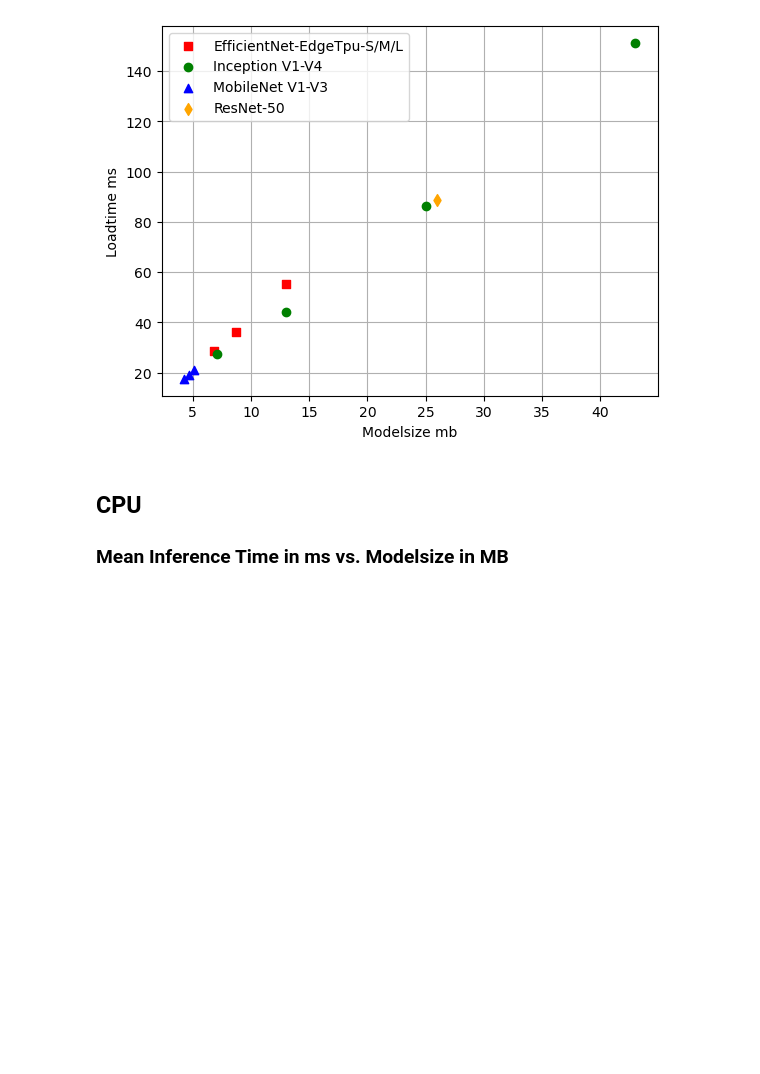
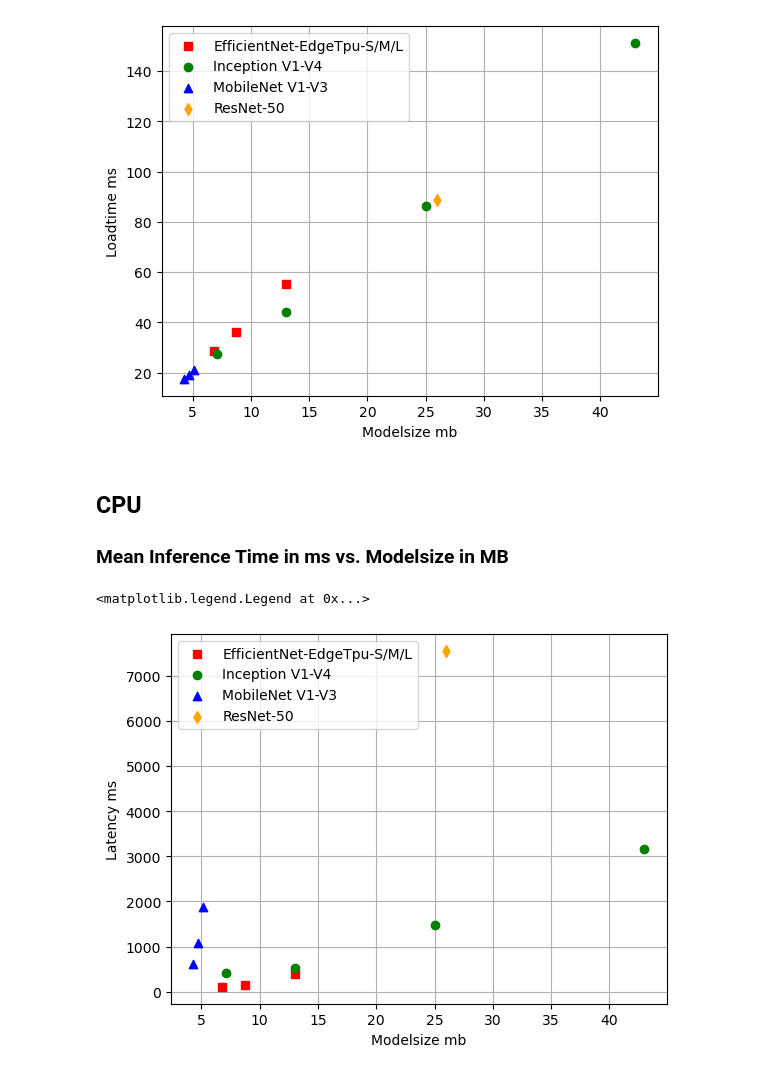
Before and after one commit to R-e-d-a-X/EdgeTPU-and-NCS, a Jupyter notebook: src/visualization.ipynb, the cells around one changed output. Drawn from its saved outputs; the diff is of its cells as text; code cells hidden in the pictures; blank space fills up the shorter version.

Commit message:
added cpu benchmarks and visualization

```diff
--- a/src/visualization.ipynb
+++ b/src/visualization.ipynb
@@ -183,15 +183,30 @@ mean_mobile_v2_cpu = mobile_v2_cpu['TimeMS'].mean()
 mean_mobile_v3_cpu = mobile_v3_cpu['TimeMS'].mean()
 
 mean_resnet_50_cpu = resnet_50_cpu['TimeMS'].mean()
+# %%
+mean_inf_times_cpu = [mean_effnet_s_cpu,
+                      mean_effnet_m_cpu,
+                      mean_effnet_l_cpu,
+                      mean_incept_v1_cpu,
+                      mean_incept_v2_cpu,
+                      mean_incept_v3_cpu,
+                      mean_incept_v4_cpu,
+                      mean_mobile_v1_cpu,
+                      mean_mobile_v2_cpu,
+                      mean_mobile_v3_cpu,
+                      mean_resnet_50_cpu]
 # %%
 fig, ax = plt.subplots()
 
 plt.xlabel('Modelsize mb')
 plt.ylabel('Latency ms')
 ax.set_axisbelow(True)
 ax.grid()
-ax.scatter(model_sizes[:3], init_load_times[:3], c='red', marker='s')
-ax.scatter(model_sizes[3:7], init_load_times[3:7], c='green')
-ax.scatter(model_sizes[7:10], init_load_times[7:10], c='blue', marker='^')
-ax.scatter(model_sizes[10], init_load_times[10], c='orange', marker='d')
+ax.scatter(model_sizes[:3], mean_inf_times_cpu[:3], c='red', marker='s')
+ax.scatter(model_sizes[3:7], mean_inf_times_cpu[3:7], c='green')
+ax.scatter(model_sizes[7:10], mean_inf_times_cpu[7:10], c='blue', marker='^')
+ax.scatter(model_sizes[10], mean_inf_times_cpu[10], c='orange', marker='d')
 plt.legend(labels=['EfficientNet-EdgeTpu-S/M/L', 'Inception V1-V4', 'MobileNet V1-V3', 'ResNet-50'])
+# %% [output]
+<matplotlib.legend.Legend at 0x...>
+[figure, added]
```
Also changed, not shown: 1 other file.
